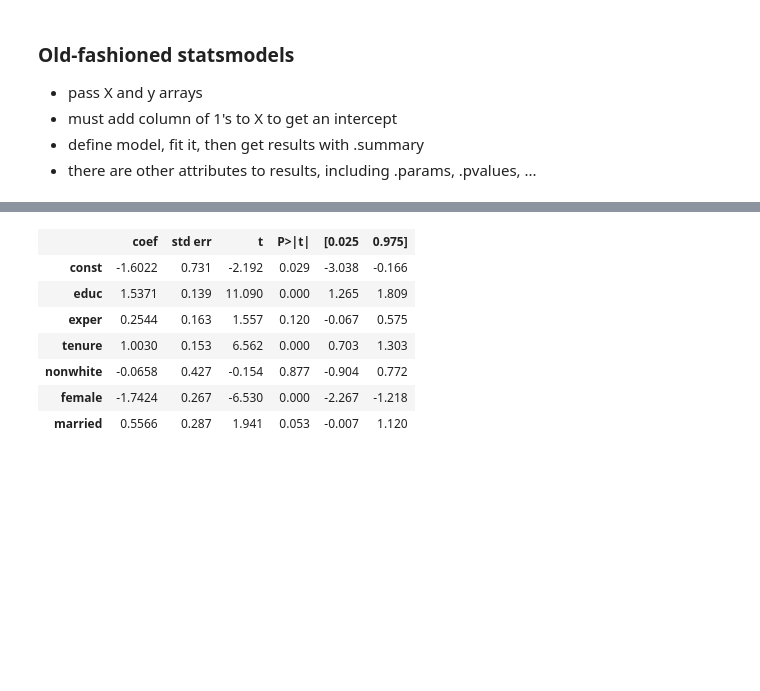
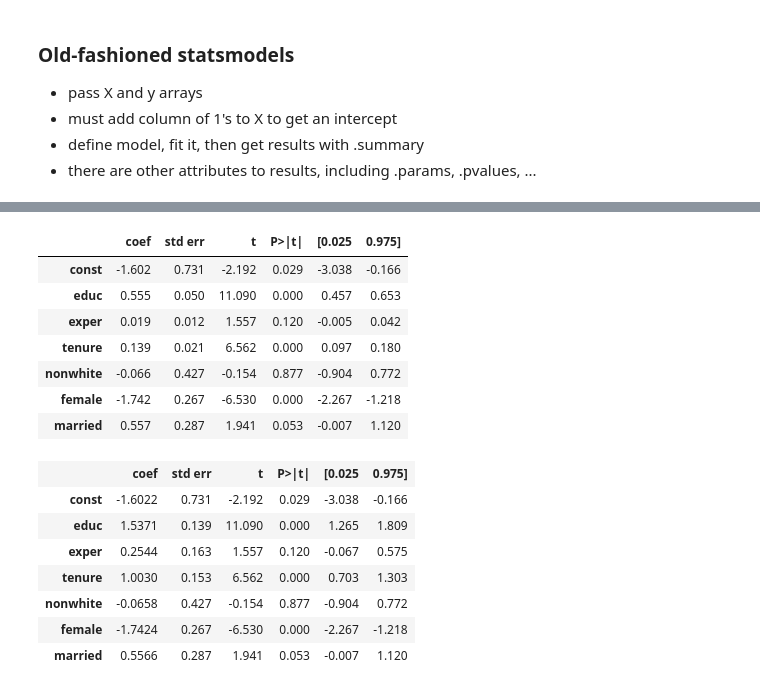
Before and after one commit to kerryback/busi520, a Jupyter notebook: notebooks/05-Scripts_Regression.ipynb, the cells around one changed output, grey strips where cells are left out. Cells and saved outputs as stored; diff of their text form; code cells hidden in the pictures; blank space fills up the shorter version.

```diff
--- a/notebooks/05-Scripts_Regression.ipynb
+++ b/notebooks/05-Scripts_Regression.ipynb
@@ -207,0 +216,15 @@ dtype: float64
+# %%
+# getting the main table as a dataframe (generates a future warning that we can ignore for now)
+
+table_as_html = result.summary().tables[1].as_html()
+table_as_df = pd.read_html(table_as_html, header=0, index_col=0)[0]
+table_as_df.round(3)
+# %% [output]
+|  | coef | std err | t | P>|t| | [0.025 | 0.975] |
+| const | -1.602 | 0.731 | -2.192 | 0.029 | -3.038 | -0.166 |
+| educ | 0.555 | 0.050 | 11.090 | 0.000 | 0.457 | 0.653 |
+| exper | 0.019 | 0.012 | 1.557 | 0.120 | -0.005 | 0.042 |
+| tenure | 0.139 | 0.021 | 6.562 | 0.000 | 0.097 | 0.180 |
+| nonwhite | -0.066 | 0.427 | -0.154 | 0.877 | -0.904 | 0.772 |
+| female | -1.742 | 0.267 | -6.530 | 0.000 | -2.267 | -1.218 |
+| married | 0.557 | 0.287 | 1.941 | 0.053 | -0.007 | 1.120 |
```
Also changed, not shown: parts of 19 cells of this notebook, 3 other files.
